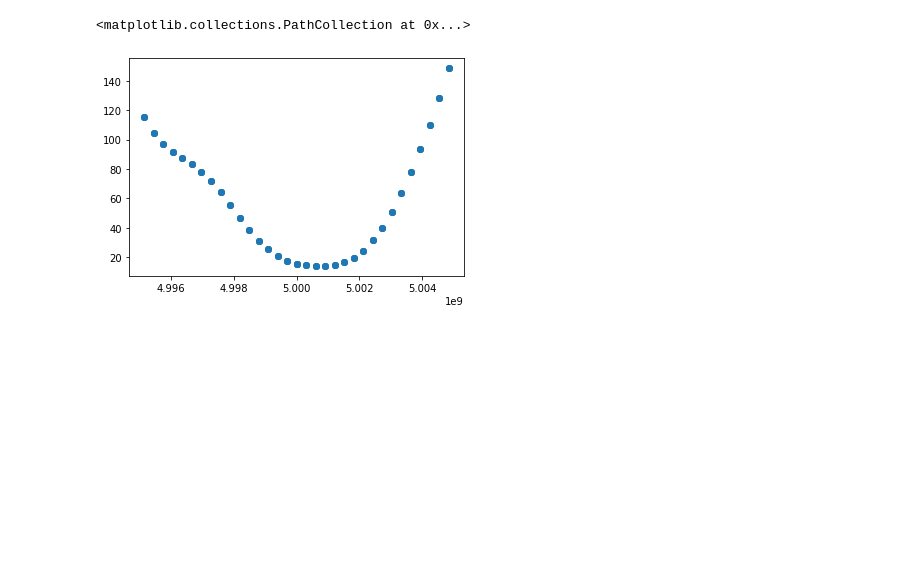
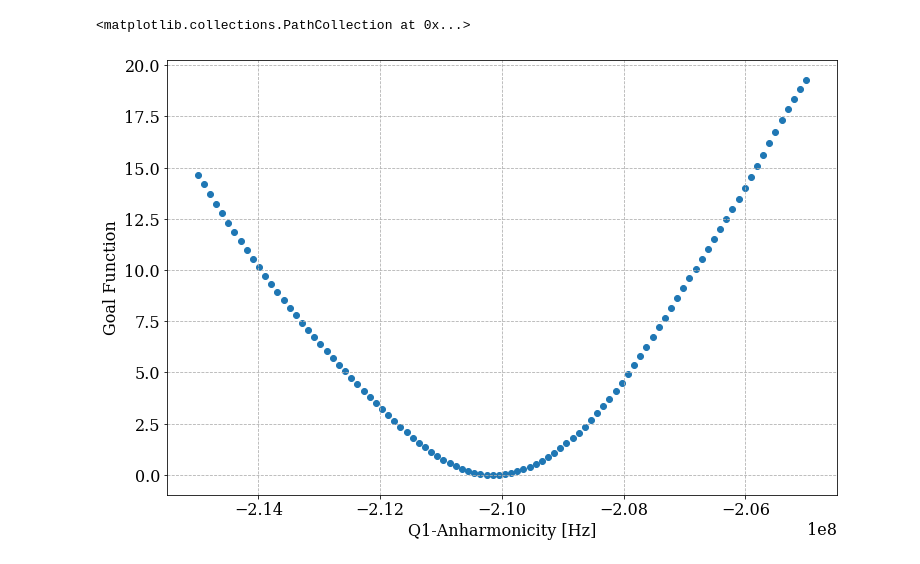
Before and after one commit to lazyoracle/c3, a Jupyter notebook: examples/Sensitivity_Analysis.ipynb, the cells around one changed output. Cells and saved outputs as stored; diff of their text form; code cells hidden in the pictures; blank space fills up the shorter version.

Commit message:
updated plots

```diff
--- a/examples/Sensitivity_Analysis.ipynb
+++ b/examples/Sensitivity_Analysis.ipynb
@@ -11,5 +9,7 @@ LOGDIR = "sensi_logs/sweep-high_std-g_LL_prime_combined/2021_07_04_T_23_10_10/"
+# %%
+LOGDIR = "sensi_logs/sensitivity_many_points/2021_07_05_T_13_09_55/"
 # %%
-logfile = os.path.join(LOGDIR, "model_learn.log")
+logfile = os.path.join(LOGDIR, "sensitivity.log")
 with open(logfile, "r") as f:
     log = f.readlines()
 # %%
@@ -33,8 +49,20 @@ data_df = pd.DataFrame(data_list_dict)
 # %%
 from  matplotlib import rcParams
 import matplotlib.pyplot as plt
-# %%
-plt.scatter(data_df["Q1"], data_df["goal"])
-# %% [output]
-<matplotlib.collections.PathCollection at 0x...>
-[figure, removed]
+# %%
+rcParams["axes.grid"] = True
+rcParams["grid.linestyle"] = "--"
+
+# enable usetex by setting it to True if LaTeX is installed
+rcParams["text.usetex"] = False
+rcParams["font.size"] = 16
+rcParams["font.family"] = "serif"
+# %%
+fig = plt.figure(figsize=(12, 8))
+ax = fig.add_subplot(111)
+ax.set_xlabel("Q1-Anharmonicity [Hz]")
+ax.set_ylabel("Goal Function")
+ax.scatter(data_df["Q1"], data_df["goal"])
+# %% [output]
+<matplotlib.collections.PathCollection at 0x...>
+[figure, added]
```
Also changed, not shown: parts of 4 cells of this notebook.
